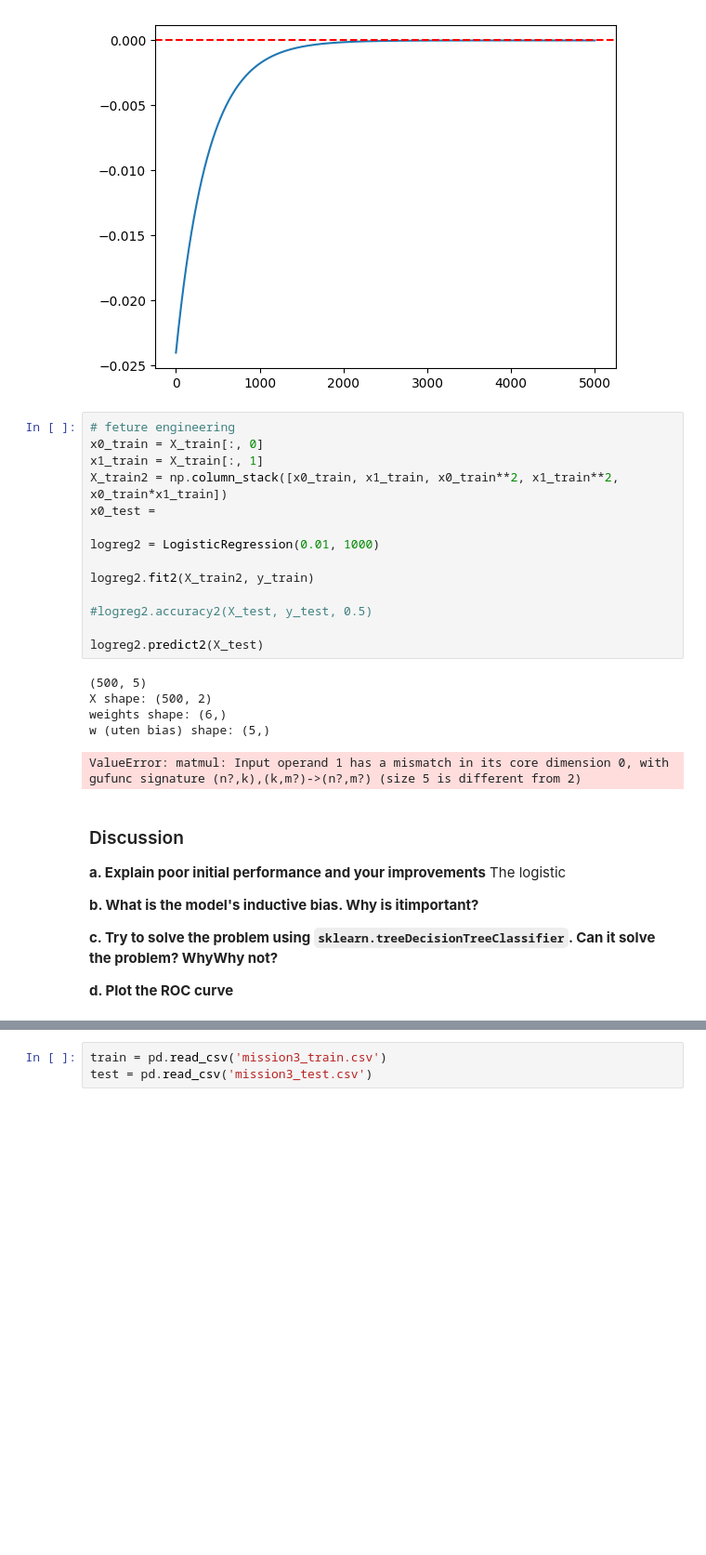
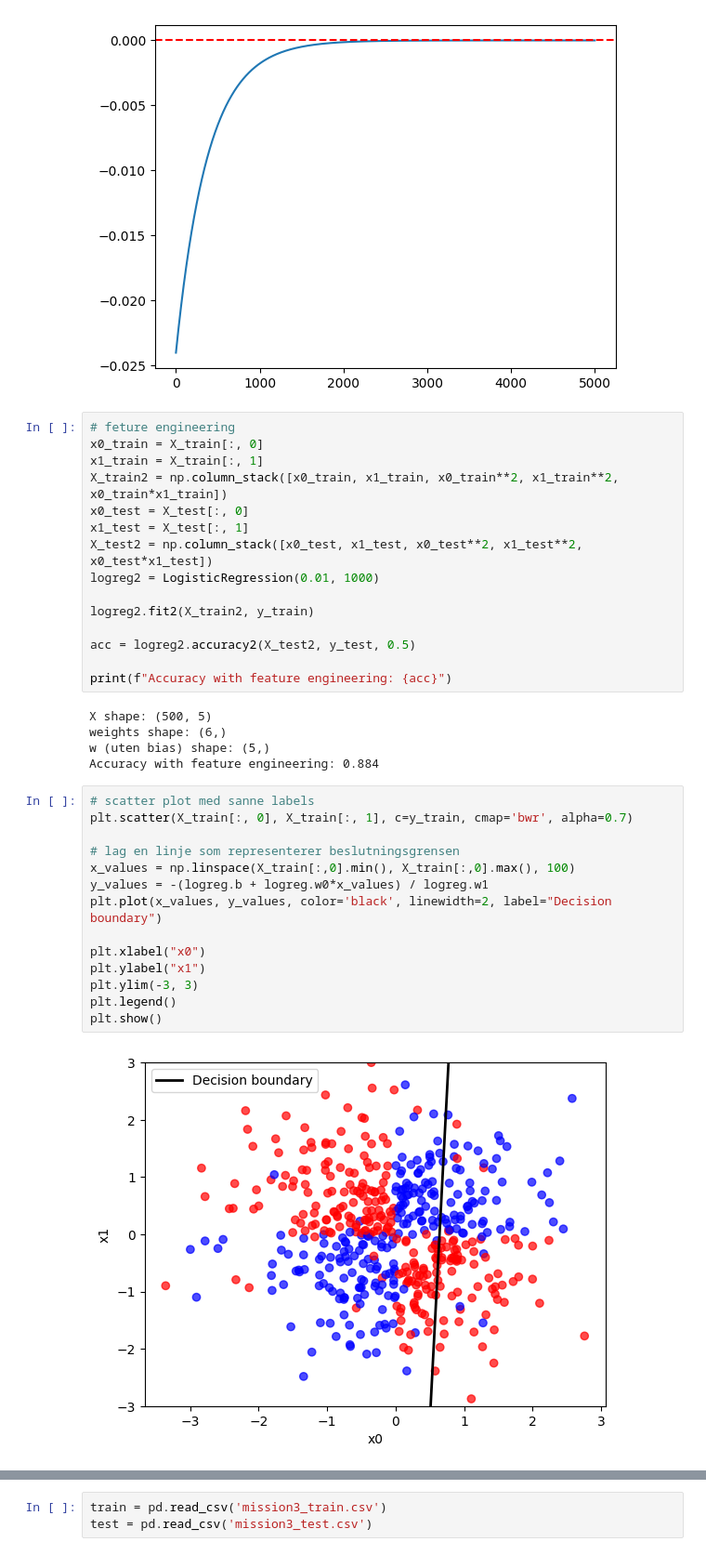
Before and after one commit to joonseren/TDT4172-Introduction-to-Machine-Learning, a Jupyter notebook: Assignment1/Chapter_1.ipynb, the cells around one changed output, grey strips where cells are left out. Shown at 93% size. Cells and saved outputs as stored; diff of their text form; blank space fills up the shorter version.

```diff
--- a/Assignment1/Chapter_1.ipynb
+++ b/Assignment1/Chapter_1.ipynb
@@ -256,29 +253,34 @@ plt.axhline(ss, color="red", linestyle="--", label=round(ss, 5))
 x0_train = X_train[:, 0]
 x1_train = X_train[:, 1]
 X_train2 = np.column_stack([x0_train, x1_train, x0_train**2, x1_train**2, x0_train*x1_train])
-x0_test =
-
+x0_test = X_test[:, 0]
+x1_test = X_test[:, 1]
+X_test2 = np.column_stack([x0_test, x1_test, x0_test**2, x1_test**2, x0_test*x1_test])
 logreg2 = LogisticRegression(0.01, 1000)
 
 logreg2.fit2(X_train2, y_train)
 
-#logreg2.accuracy2(X_test, y_test, 0.5)
+acc = logreg2.accuracy2(X_test2, y_test, 0.5)
 
-logreg2.predict2(X_test)
+print(f"Accuracy with feature engineering: {acc}")
 # %% [output]
-(500, 5)
-X shape: (500, 2)
+X shape: (500, 5)
 weights shape: (6,)
 w (uten bias) shape: (5,)
+Accuracy with feature engineering: 0.884
-ValueError: matmul: Input operand 1 has a mismatch in its core dimension 0, with gufunc signature (n?,k),(k,m?)->(n?,m?) (size 5 is different from 2)
-# %% [markdown]
-### Discussion
-
-**a. Explain poor initial performance and your improvements**
-The logistic
-
-**b. What is the model's inductive bias. Why is itimportant?**
-
-**c. Try to solve the problem using `sklearn.treeDecisionTreeClassifier`. Can it solve the problem? WhyWhy not?**
-
-**d. Plot the ROC curve**
+# %%
+# scatter plot med sanne labels
+plt.scatter(X_train[:, 0], X_train[:, 1], c=y_train, cmap='bwr', alpha=0.7)
+
+# lag en linje som representerer beslutningsgrensen
+x_values = np.linspace(X_train[:,0].min(), X_train[:,0].max(), 100)
+y_values = -(logreg.b + logreg.w0*x_values) / logreg.w1
+plt.plot(x_values, y_values, color='black', linewidth=2, label="Decision boundary")
+
+plt.xlabel("x0")
+plt.ylabel("x1")
+plt.ylim(-3, 3)
+plt.legend()
+plt.show()
+# %% [output]
+[figure, added]
```
Also changed, not shown: parts of 4 cells of this notebook, 3 other files.
